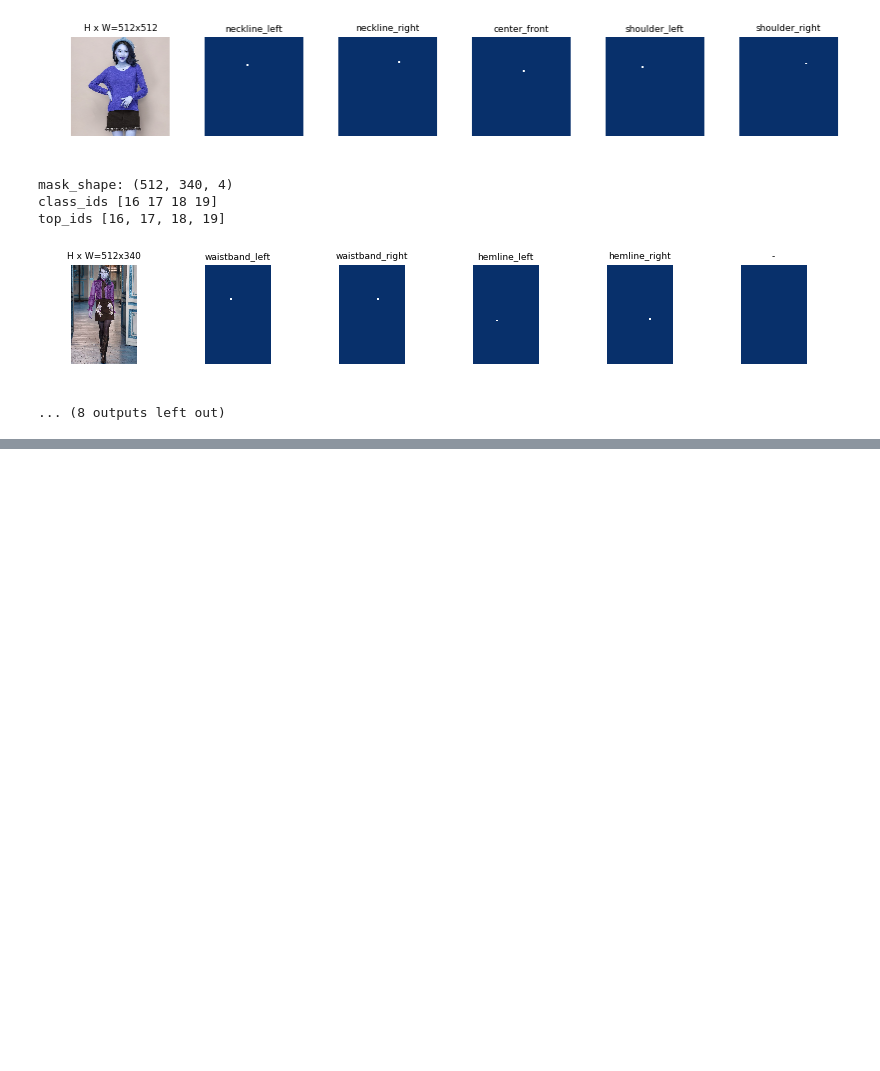
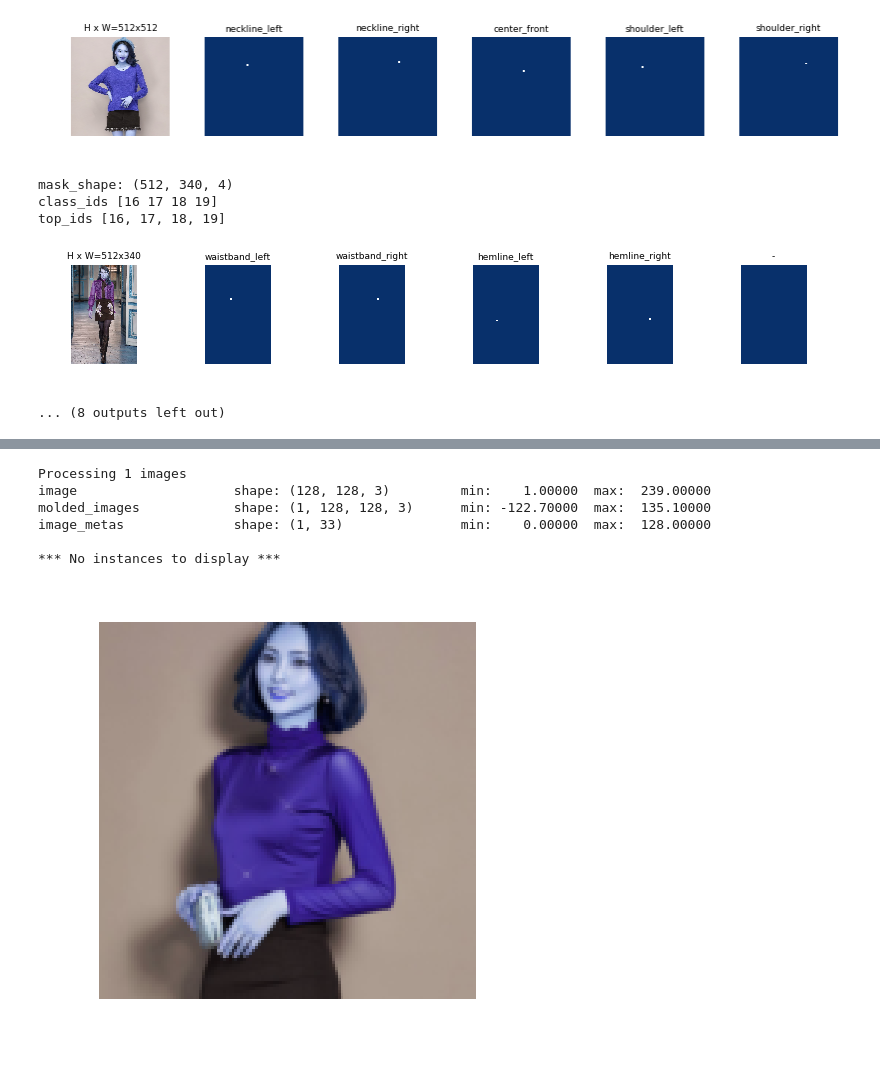
Before and after one commit to lzhbrian/FashionAI, a Jupyter notebook: FashionAI.ipynb, the cells around one changed output, grey strips where cells are left out. Saved outputs shown, nothing was run; the diff lists cells and outputs as text; code cells hidden in the pictures; blank space fills up the shorter version.

```diff
--- a/FashionAI.ipynb
+++ b/FashionAI.ipynb
@@ -392,0 +428,14 @@ Caused by op 'training/SGD/gradients/mrcnn_mask_loss_1/logistic_loss/mul_grad/Br
+# %%
+results = model.detect([original_image], verbose=1)
+
+r = results[0]
+visualize.display_instances(original_image, r['rois'], r['masks'], r['class_ids'],
+                            dataset_val.class_names, r['scores'], ax=get_ax())
+# %% [output]
+Processing 1 images
+image                    shape: (128, 128, 3)         min:    1.00000  max:  239.00000
+molded_images            shape: (1, 128, 128, 3)      min: -122.70000  max:  135.10000
+image_metas              shape: (1, 33)               min:    0.00000  max:  128.00000
+
+*** No instances to display ***
+[figure, added]
```
Also changed, not shown: parts of 6 cells of this notebook.
